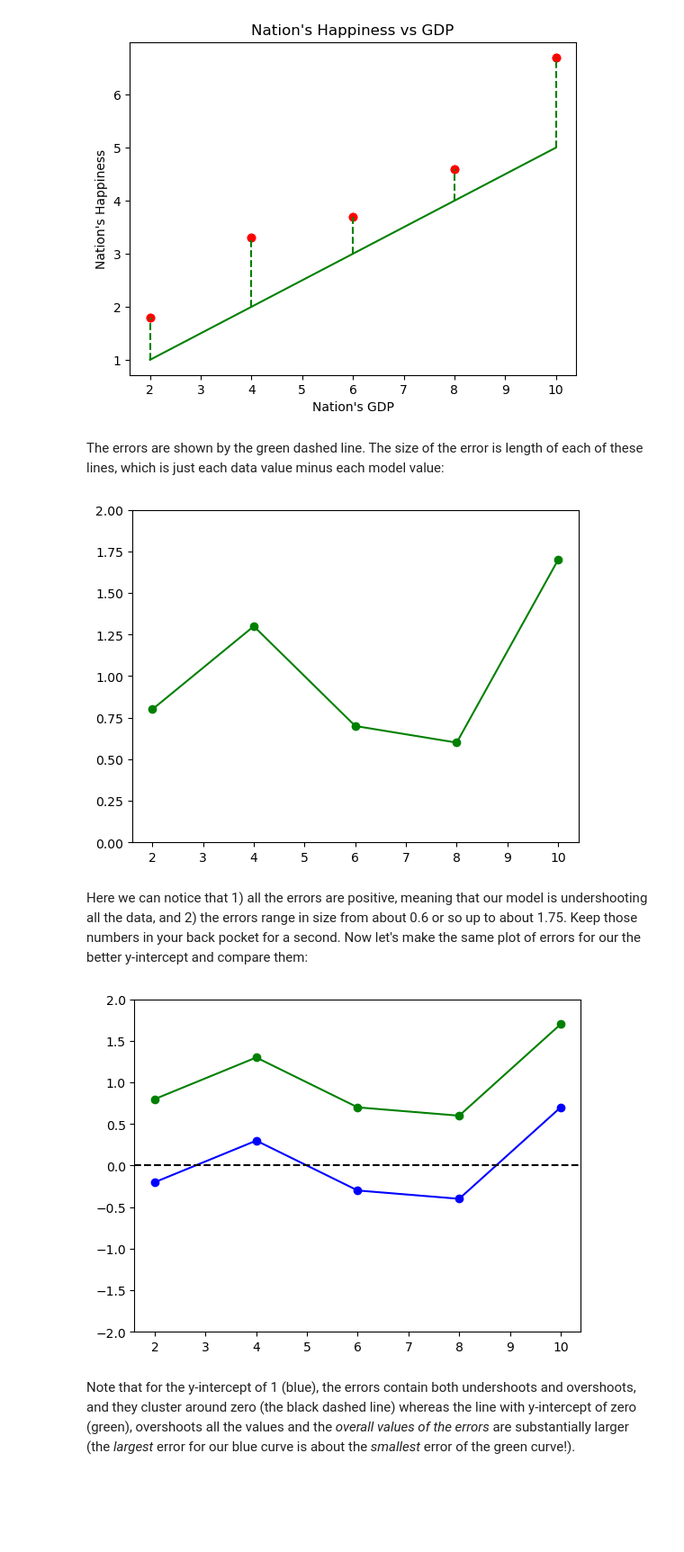
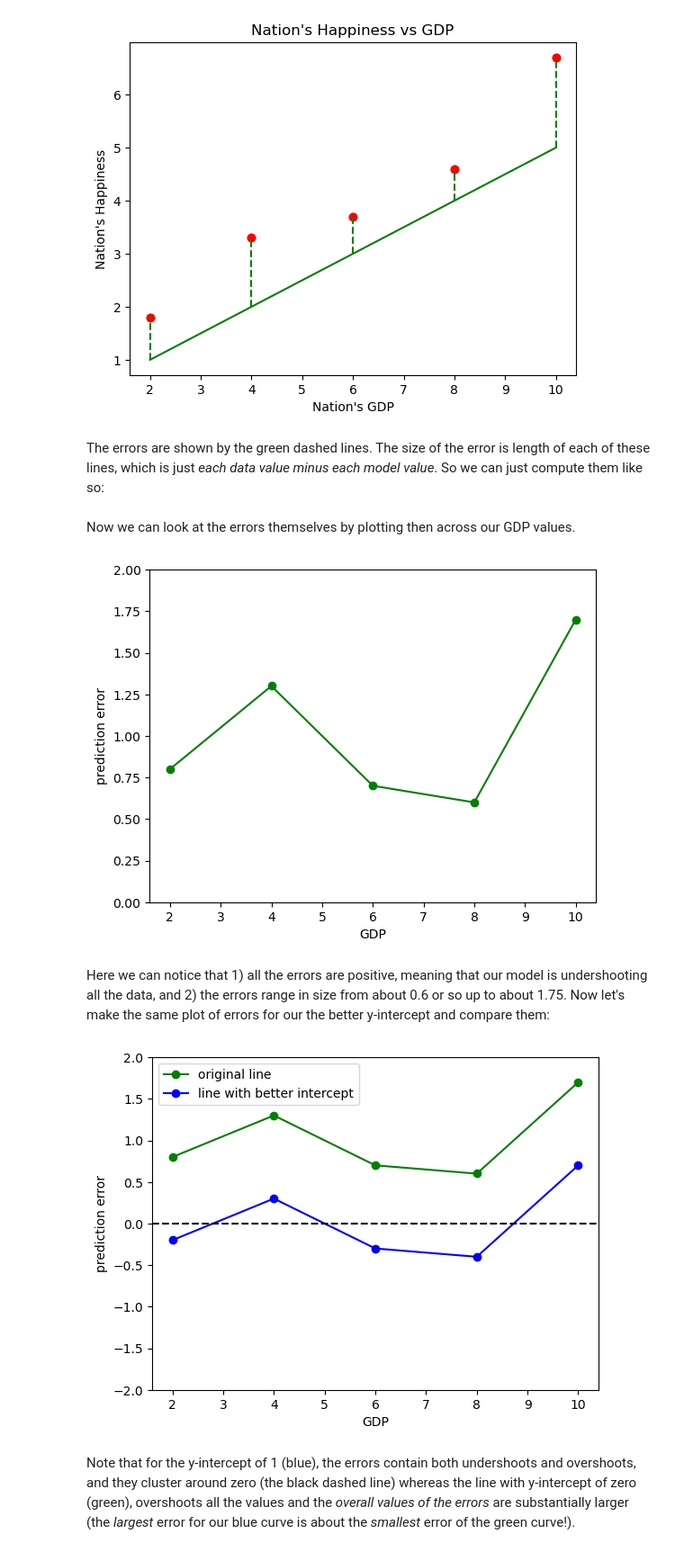
Before and after one commit to psychdatascience/FDS-CourseTwo, a Jupyter notebook: Other/CostAndMinimization/optimization.ipynb, the cells around one changed output. Shown: that part at 90% size. Saved outputs shown, nothing was run; the diff lists cells and outputs as text; code cells hidden in the pictures; blank space fills up the shorter version.

```diff
--- a/Other/CostAndMinimization/optimization.ipynb
+++ b/Other/CostAndMinimization/optimization.ipynb
@@ -168,34 +175,43 @@ plt.show()
 # %% [output]
 [figure]
 # %% [markdown]
-The errors are shown by the green dashed line. The size of the error is length of each of these lines, which is just each data value minus each model value:
+The errors are shown by the green dashed lines. The size of the error is length of each of these lines, which is just *each data value minus each model value*. So we can just compute them like so:
 # %%
 errors = data - modeldata
+# %% [markdown]
+Now we can look at the errors themselves by plotting then across our GDP values.
 # %%
 plt.plot(x, errors, 'go-')
 plt.ylim([0, 2])
+plt.ylabel('prediction error')
+plt.xlabel('GDP')
 plt.show()
 # %% [output]
-[figure, old version]
+[figure, new version]
 # %% [markdown]
-Here we can notice that 1) all the errors are positive, meaning that our model is undershooting all the data, and 2) the errors range in size from about 0.6 or so up to about 1.75. Keep those numbers in your back pocket for a second. Now let's make the same plot of errors for our the better y-intercept and compare them:
+Here we can notice that 1) all the errors are positive, meaning that our model is undershooting all the data, and 2) the errors range in size from about 0.6 or so up to about 1.75.
+Now let's make the same plot of errors for our the better y-intercept and compare them:
 # %%
-intercept = 1
+intercept = 1    # our new, improved y intercept
 
 # Compute model values
 for index, x_in in enumerate(x) :
     y_out = intercept + slope*x_in
     modeldata[index] = y_out
 
-better_errors = data - modeldata
+better_errors = data - modeldata   # compute the new errors
 
+# plot everybody
 plt.plot(x, errors, 'go-')
 plt.plot(x, better_errors, 'bo-')
+plt.ylabel('prediction error')
+plt.xlabel('GDP')
+plt.legend(['original line', 'line with better intercept'])
 plt.ylim([-2, 2])
-plt.axhline(y=0, color='k', linestyle='--')
+plt.axhline(y=0, color='k', linestyle='--')    # reference line at error = 0
 plt.show()
 # %% [output]
-[figure, old version]
+[figure, new version]
 # %% [markdown]
 Note that for the y-intercept of 1 (blue), the errors contain both undershoots and overshoots, and they cluster around zero (the black dashed line) whereas the line with y-intercept of zero (green), overshoots all the values and the *overall values of the errors* are substantially larger (the *largest* error for our blue curve is about the *smallest* error of the green curve!).
 # %% [markdown]
```
Also changed, not shown: parts of 27 cells of this notebook.
